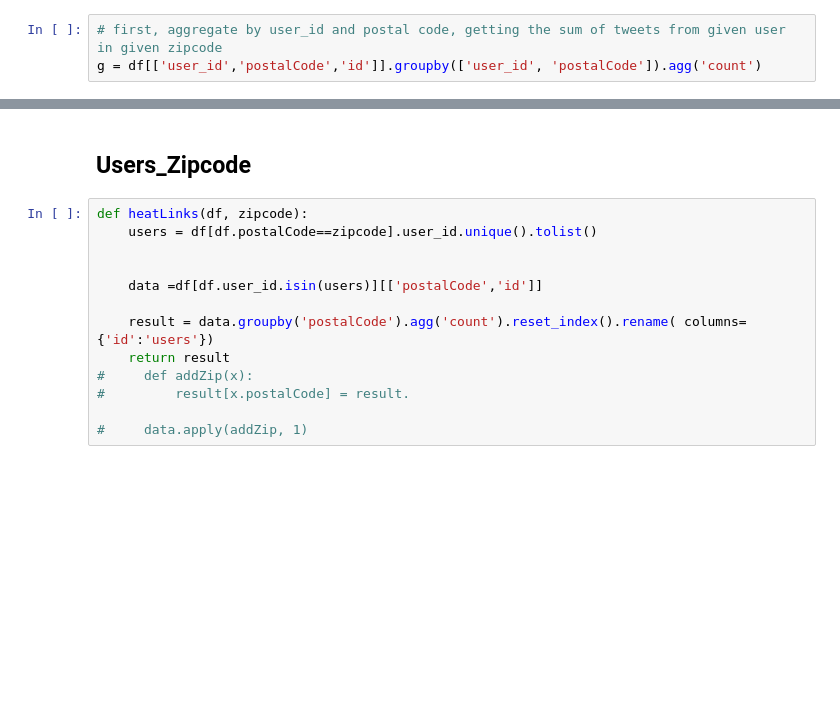
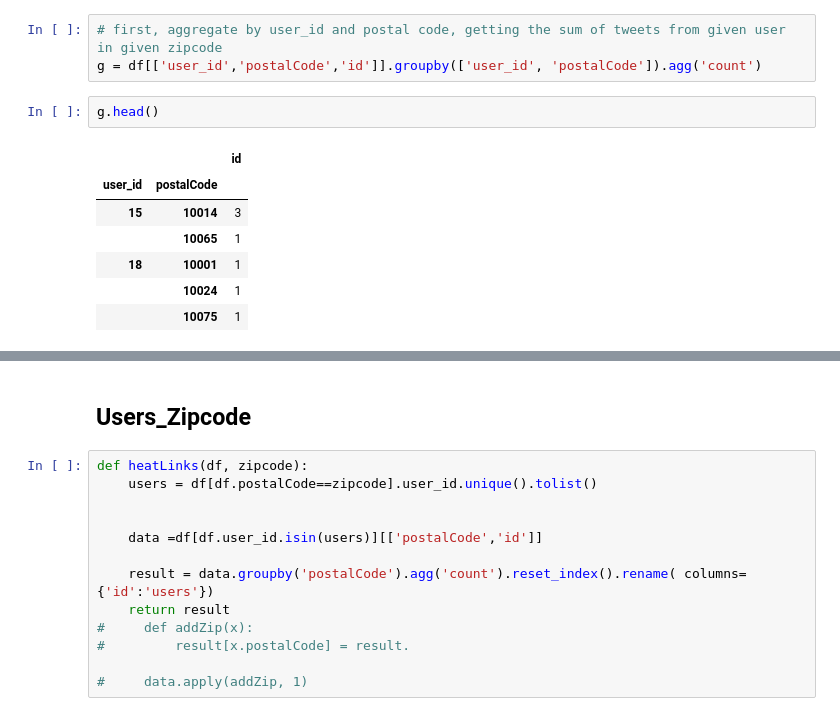
Before and after one commit to Casyfill/CUSP_QC_twitter_scripts, a Jupyter notebook: code/ODMATRIX/OD_matrix.ipynb, the cells around one changed output, grey strips where cells are left out. Drawn from its saved outputs; the diff is of its cells as text; blank space fills up the shorter version.

```diff
--- a/code/ODMATRIX/OD_matrix.ipynb
+++ b/code/ODMATRIX/OD_matrix.ipynb
@@ -41,6 +63,16 @@ therefore, when we filter the DF by df[(pd.notnull(pd[zipcode1])) & (pd.notnull(
 # %%
 # first, aggregate by user_id and postal code, getting the sum of tweets from given user in given zipcode
 g = df[['user_id','postalCode','id']].groupby(['user_id', 'postalCode']).agg('count')
+# %%
+g.head()
+# %% [output]
+|  |  | id |
+| user_id | postalCode |  |
+| 15 | 10014 | 3 |
+|  | 10065 | 1 |
+| 18 | 10001 | 1 |
+|  | 10024 | 1 |
+|  | 10075 | 1 |
 # %%
 # now, unstack the frame, getting all zipcodes as columns
 
```
Also changed, not shown: parts of 18 cells of this notebook, 5 other files.
